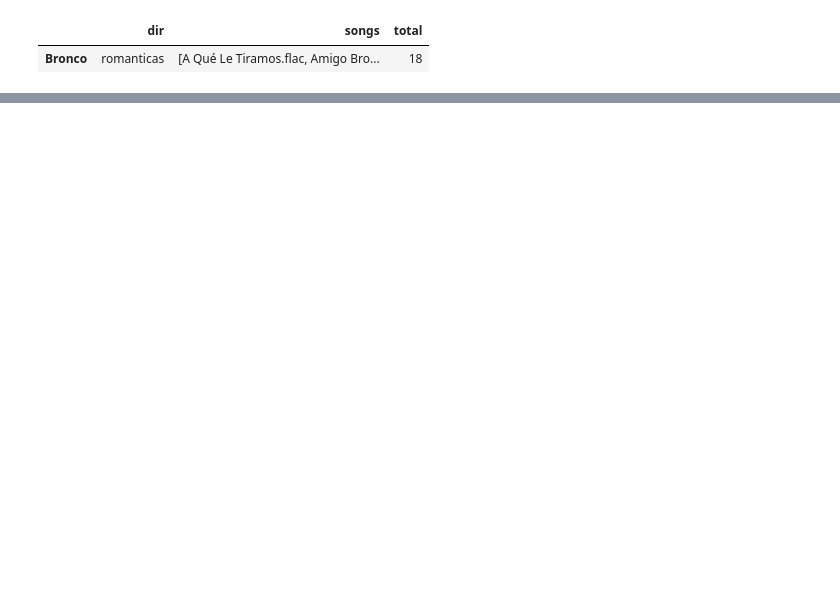
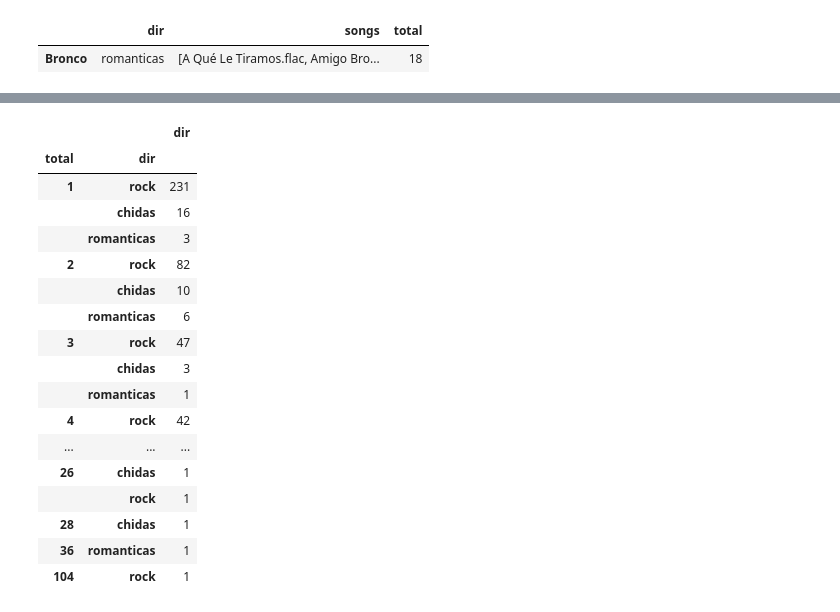
Before and after one commit to taquero-programador/Data-Analysis, a Jupyter notebook: Python for Data Analysis/Test.ipynb, the cells around one changed output, grey strips where cells are left out. Cells and saved outputs as stored; diff of their text form; code cells hidden in the pictures; blank space fills up the shorter version.

Commit message:
docs(chapter 07): data cleaning and preparation

```diff
--- a/Python for Data Analysis/Test.ipynb
+++ b/Python for Data Analysis/Test.ipynb
@@ -212,0 +229,23 @@ dtype: int64
+# %%
+z = df.groupby("total")["dir"].value_counts()
+z = pd.DataFrame(z)
+z
+# %% [output]
+|  |  | dir |
+| total | dir |  |
+| 1 | rock | 231 |
+|  | chidas | 16 |
+|  | romanticas | 3 |
+| 2 | rock | 82 |
+|  | chidas | 10 |
+|  | romanticas | 6 |
+| 3 | rock | 47 |
+|  | chidas | 3 |
+|  | romanticas | 1 |
+| 4 | rock | 42 |
+| ... | ... | ... |
+| 26 | chidas | 1 |
+|  | rock | 1 |
+| 28 | chidas | 1 |
+| 36 | romanticas | 1 |
+| 104 | rock | 1 |
```
Also changed, not shown: parts of 9 cells of this notebook, 1 other file.
